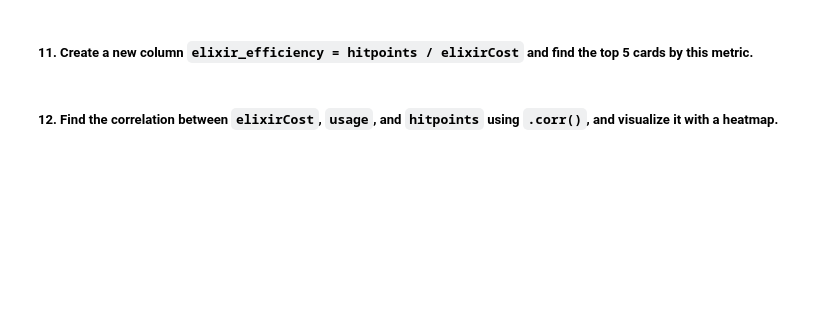
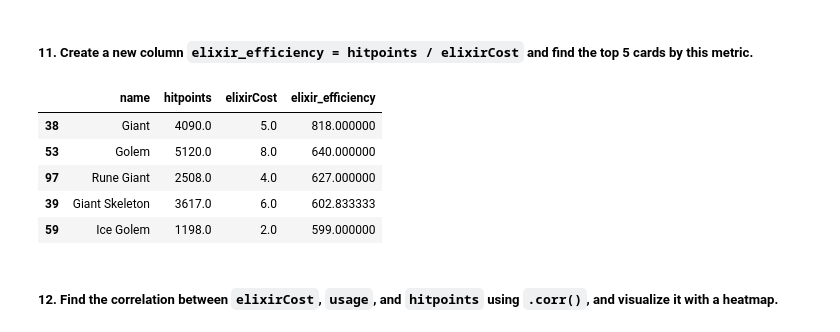
Before and after one commit to shiva3994/Practice, a Jupyter notebook: Daily Python/L_Clash_Royale_Cards_report.ipynb, the cells around one changed output. Drawn from its saved outputs; the diff is of its cells as text; code cells hidden in the pictures; blank space fills up the shorter version.

```diff
--- a/Daily Python/L_Clash_Royale_Cards_report.ipynb
+++ b/Daily Python/L_Clash_Royale_Cards_report.ipynb
@@ -417,4 +426,18 @@ df['has_hitpoints'] = df['hitpoints'].notna()
 # %% [markdown]
 ##### 11. Create a new column `elixir_efficiency = hitpoints / elixirCost` and find the top 5 cards by this metric.
+# %%
+# hitpoints per elixir spent — a rough "tankiness per mana" metric.
+# Will be NaN for spells automatically, since hitpoints is NaN there — that's expected.
+df['elixir_efficiency'] = df['hitpoints'] / df['elixirCost']
+
+top5_efficiency = df.sort_values('elixir_efficiency', ascending=False).head(5)
+top5_efficiency[['name', 'hitpoints', 'elixirCost', 'elixir_efficiency']]
+# %% [output]
+|  | name | hitpoints | elixirCost | elixir_efficiency |
+| 38 | Giant | 4090.0 | 5.0 | 818.000000 |
+| 53 | Golem | 5120.0 | 8.0 | 640.000000 |
+| 97 | Rune Giant | 2508.0 | 4.0 | 627.000000 |
+| 39 | Giant Skeleton | 3617.0 | 6.0 | 602.833333 |
+| 59 | Ice Golem | 1198.0 | 2.0 | 599.000000 |
 # %% [markdown]
 ##### 12. Find the correlation between `elixirCost`, `usage`, and `hitpoints` using `.corr()`, and visualize it with a heatmap.
```
Also changed, not shown: parts of 1 cell of this notebook.
